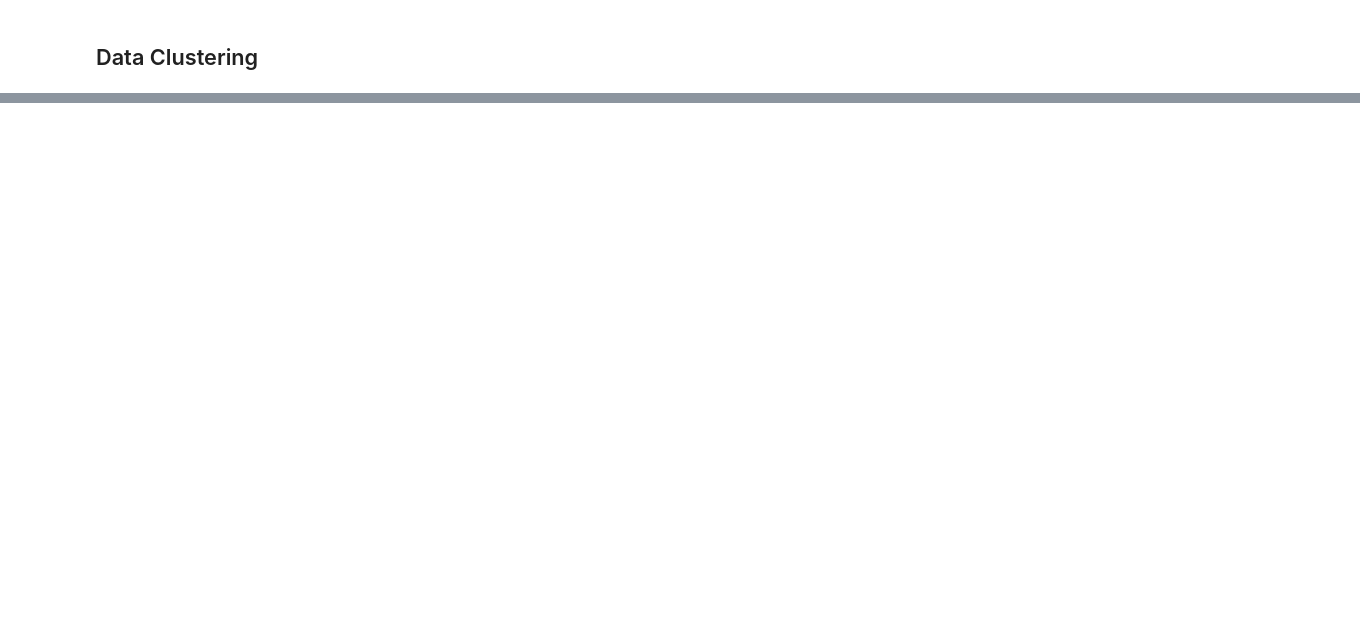
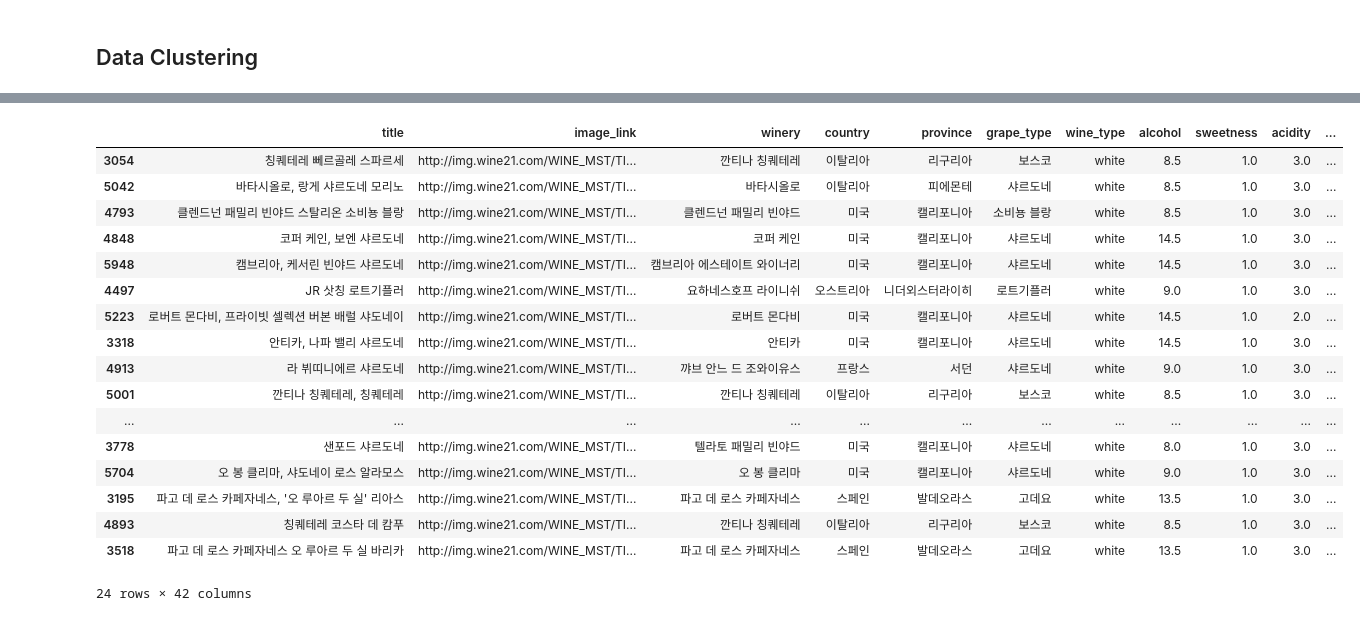
Before and after one commit to tedroutine/wine_recommendation_modeling, a Jupyter notebook: Wine_Recommendation.ipynb, the cells around one changed output, grey strips where cells are left out. Drawn from its saved outputs; the diff is of its cells as text; code cells hidden in the pictures; blank space fills up the shorter version.

Commit message:
add questionaire

```diff
--- a/Wine_Recommendation.ipynb
+++ b/Wine_Recommendation.ipynb
@@ -736,0 +644,14 @@ Name: JR 삿칭 로트기플러  , dtype: float64
+# %%
+# 설문조사 답
+question1_answer = 0
+question2_answer = 1
+question3_answer = 2
+question4_answer = 2, 4
+question5_answer = 30000
+# %%
+# 설문조사에 따른 와인 특성 값
+question1_result = list(question1.values())[question1_answer]
+question2_result = list(question2.values())[question2_answer]
+question3_result = list(question3.values())[question3_answer]
+question4_result = list(question4.values())[question4_answer[0]], list(question4.values())[question4_answer[1]]
+question5_result = question5_answer
@@ -736,0 +713,17 @@ Name: JR 삿칭 로트기플러  , dtype: float64
+# %%
+# question4(aroma)에 따른 데이터프레임 나누기
+
+if 'floral' in question4_result:
+    customer_data = customer_data[customer_data['floral'] == 1]
+elif 'fruity' in question4_result:
+    customer_data = customer_data[customer_data['fruity'] == 1]
+elif 'citrus' in question4_result:
+    customer_data = customer_data[customer_data['citrus'] == 1]
+elif 'oriental_spice' in question4_result:
+    customer_data = customer_data[customer_data['oriental_spice'] == 1]
+elif 'oriental_leather' in question4_result:
+    customer_data = customer_data[customer_data['oriental_leather'] == 1]
+elif 'earth' in question4_result:
+    customer_data = customer_data[customer_data['earth'] == 1]
+
+customer_data.tail(2)
@@ -736,0 +735,33 @@ Name: JR 삿칭 로트기플러  , dtype: float64
+# %%
+# 투표 가자 많이 받은 아이템 sort
+
+customer_data_counts = customer_data['title'].value_counts()
+customer_data['counts'] = 0
+
+for i in range(len(customer_data)):
+    for n in range(len(customer_data_counts)):
+        if customer_data['title'].iloc[i,] == customer_data_counts.index[n]:
+            customer_data['counts'].iloc[i,] = customer_data_counts[n]
+
+customer_data = customer_data.sort_values(by='counts', ascending=False)
+customer_data.drop_duplicates(keep='first', inplace=True)
+customer_data
+# %% [output]
+|  | title | image_link | winery | country | province | grape_type | wine_type | alcohol | sweetness | acidity | ... |
+| 3054 | 칭퀘테레 뻬르골레 스파르세 | http://img.wine21.com/WINE_MST/TI... | 깐티나 칭퀘테레 | 이탈리아 | 리구리아 | 보스코 | white | 8.5 | 1.0 | 3.0 | ... |
+| 5042 | 바타시올로, 랑게 샤르도네 모리노 | http://img.wine21.com/WINE_MST/TI... | 바타시올로 | 이탈리아 | 피에몬테 | 샤르도네 | white | 8.5 | 1.0 | 3.0 | ... |
+| 4793 | 클렌드넌 패밀리 빈야드 스탈리온 소비뇽 블랑 | http://img.wine21.com/WINE_MST/TI... | 클렌드넌 패밀리 빈야드 | 미국 | 캘리포니아 | 소비뇽 블랑 | white | 8.5 | 1.0 | 3.0 | ... |
+| 4848 | 코퍼 케인, 보엔 샤르도네 | http://img.wine21.com/WINE_MST/TI... | 코퍼 케인 | 미국 | 캘리포니아 | 샤르도네 | white | 14.5 | 1.0 | 3.0 | ... |
+| 5948 | 캠브리아, 케서린 빈야드 샤르도네 | http://img.wine21.com/WINE_MST/TI... | 캠브리아 에스테이트 와이너리 | 미국 | 캘리포니아 | 샤르도네 | white | 14.5 | 1.0 | 3.0 | ... |
+| 4497 | JR 삿칭 로트기플러 | http://img.wine21.com/WINE_MST/TI... | 요하네스호프 라이니쉬 | 오스트리아 | 니더외스터라이히 | 로트기플러 | white | 9.0 | 1.0 | 3.0 | ... |
+| 5223 | 로버트 몬다비, 프라이빗 셀렉션 버본 배럴 샤도네이 | http://img.wine21.com/WINE_MST/TI... | 로버트 몬다비 | 미국 | 캘리포니아 | 샤르도네 | white | 14.5 | 1.0 | 2.0 | ... |
+| 3318 | 안티카, 나파 밸리 샤르도네 | http://img.wine21.com/WINE_MST/TI... | 안티카 | 미국 | 캘리포니아 | 샤르도네 | white | 14.5 | 1.0 | 3.0 | ... |
+| 4913 | 라 뷔띠니에르 샤르도네 | http://img.wine21.com/WINE_MST/TI... | 꺄브 안느 드 조와이유스 | 프랑스 | 서던 | 샤르도네 | white | 9.0 | 1.0 | 3.0 | ... |
+| 5001 | 깐티나 칭퀘테레, 칭퀘테레 | http://img.wine21.com/WINE_MST/TI... | 깐티나 칭퀘테레 | 이탈리아 | 리구리아 | 보스코 | white | 8.5 | 1.0 | 3.0 | ... |
+| ... | ... | ... | ... | ... | ... | ... | ... | ... | ... | ... | ... |
+| 3778 | 샌포드 샤르도네 | http://img.wine21.com/WINE_MST/TI... | 텔라토 패밀리 빈야드 | 미국 | 캘리포니아 | 샤르도네 | white | 8.0 | 1.0 | 3.0 | ... |
+| 5704 | 오 봉 클리마, 샤도네이 로스 알라모스 | http://img.wine21.com/WINE_MST/TI... | 오 봉 클리마 | 미국 | 캘리포니아 | 샤르도네 | white | 9.0 | 1.0 | 3.0 | ... |
+| 3195 | 파고 데 로스 카페자네스, '오 루아르 두 실' 리아스 | http://img.wine21.com/WINE_MST/TI... | 파고 데 로스 카페자네스 | 스페인 | 발데오라스 | 고데요 | white | 13.5 | 1.0 | 3.0 | ... |
+| 4893 | 칭퀘테레 코스타 데 캄푸 | http://img.wine21.com/WINE_MST/TI... | 깐티나 칭퀘테레 | 이탈리아 | 리구리아 | 보스코 | white | 8.5 | 1.0 | 3.0 | ... |
+| 3518 | 파고 데 로스 카페자네스 오 루아르 두 실 바리카 | http://img.wine21.com/WINE_MST/TI... | 파고 데 로스 카페자네스 | 스페인 | 발데오라스 | 고데요 | white | 13.5 | 1.0 | 3.0 | ... |
+24 rows × 42 columns
```
Also changed, not shown: parts of 80 cells of this notebook.
